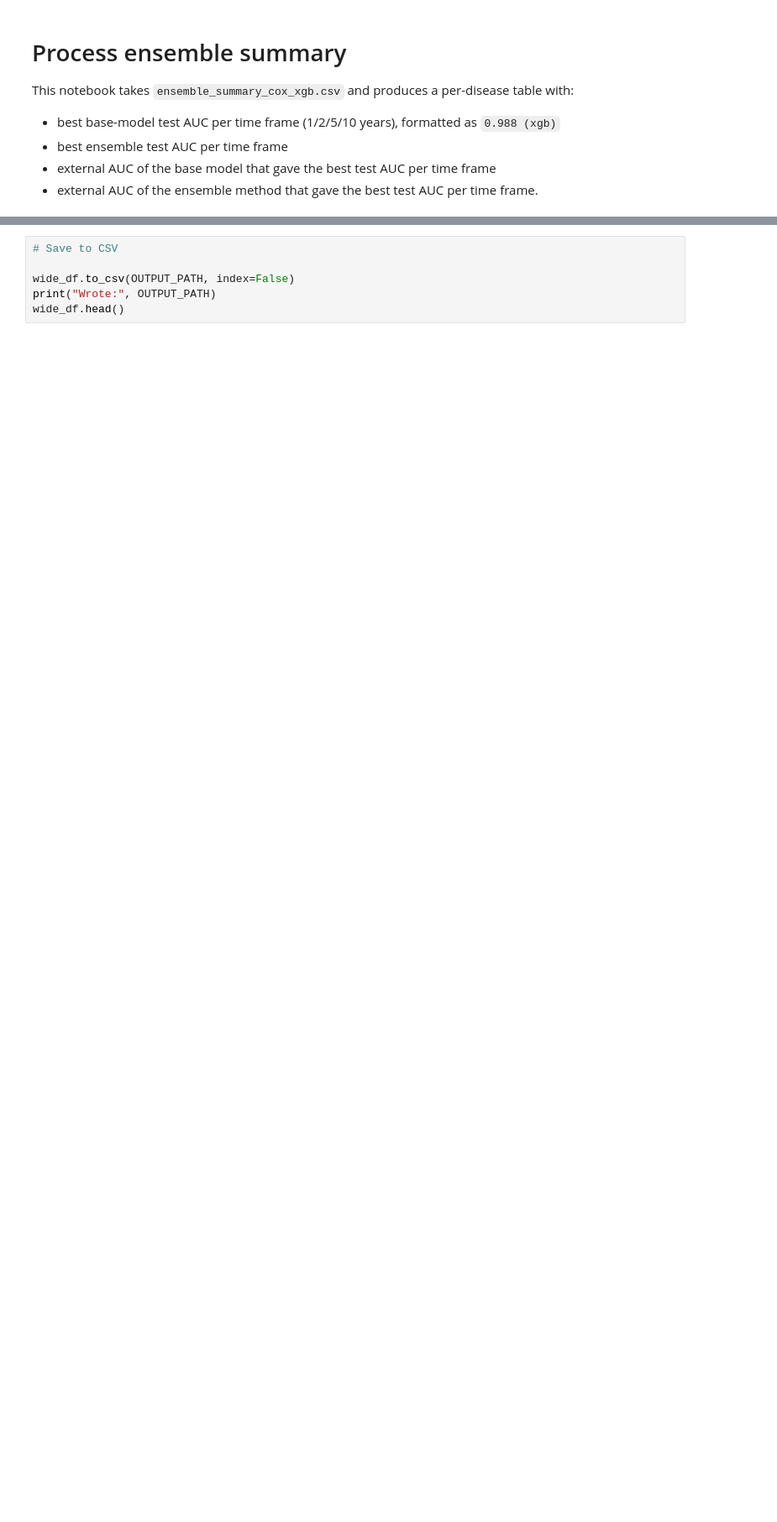
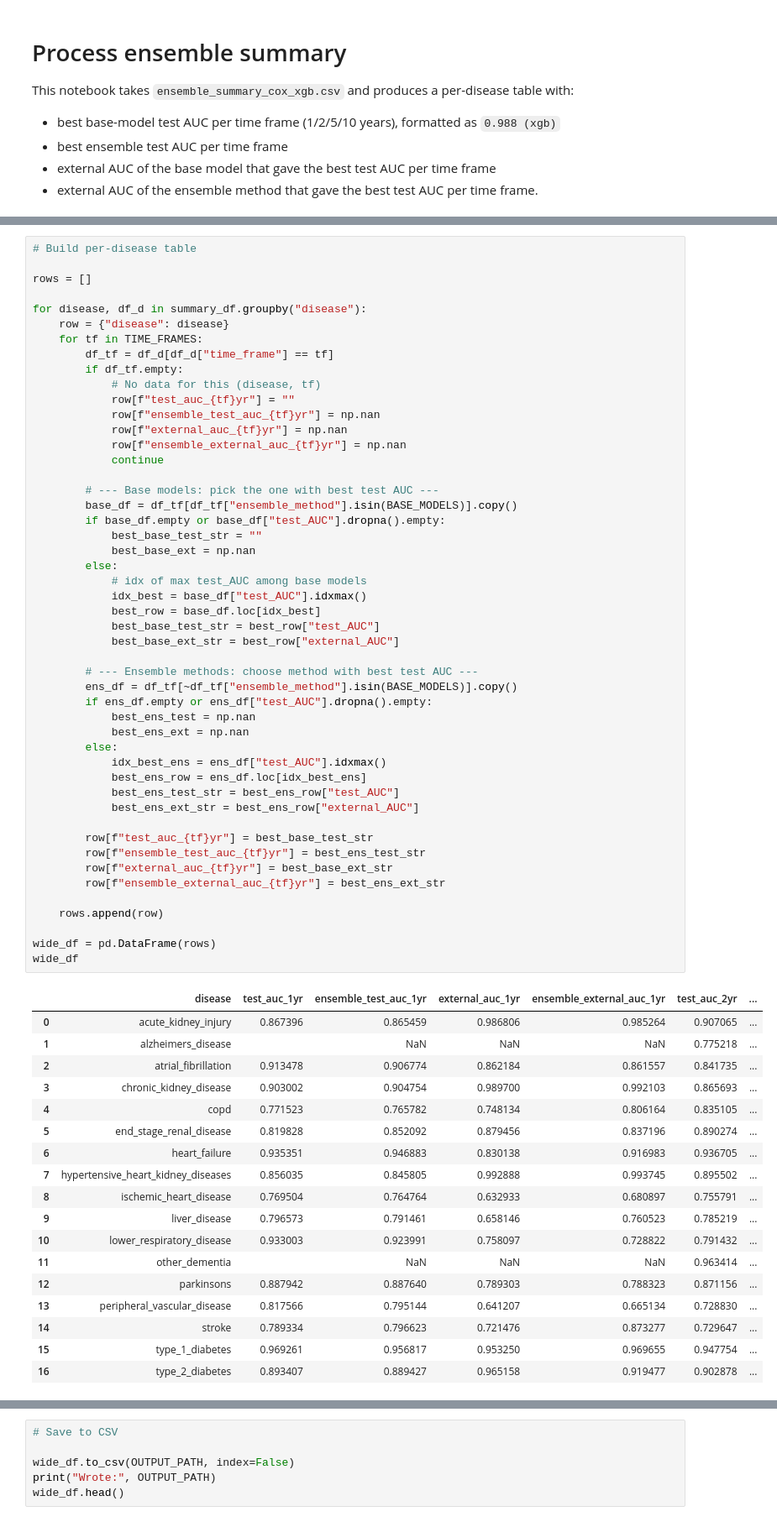
Before and after one commit to seehanahtang/unified-diagnostics, a Jupyter notebook: ensemble_methods/process_ensemble_summary.ipynb, the cells around one changed output, grey strips where cells are left out. Shown at 84% size. Cells and saved outputs as stored; diff of their text form; blank space fills up the shorter version.

```diff
--- a/ensemble_methods/process_ensemble_summary.ipynb
+++ b/ensemble_methods/process_ensemble_summary.ipynb
@@ -129,3 +127,71 @@ wide_df
+# %%
+# Build per-disease table
+
+rows = []
+
+for disease, df_d in summary_df.groupby("disease"):
+    row = {"disease": disease}
+    for tf in TIME_FRAMES:
+        df_tf = df_d[df_d["time_frame"] == tf]
+        if df_tf.empty:
+            # No data for this (disease, tf)
+            row[f"test_auc_{tf}yr"] = ""
+            row[f"ensemble_test_auc_{tf}yr"] = np.nan
+            row[f"external_auc_{tf}yr"] = np.nan
+            row[f"ensemble_external_auc_{tf}yr"] = np.nan
+            continue
+
+        # --- Base models: pick the one with best test AUC ---
+        base_df = df_tf[df_tf["ensemble_method"].isin(BASE_MODELS)].copy()
+        if base_df.empty or base_df["test_AUC"].dropna().empty:
+            best_base_test_str = ""
+            best_base_ext = np.nan
+        else:
+            # idx of max test_AUC among base models
+            idx_best = base_df["test_AUC"].idxmax()
+            best_row = base_df.loc[idx_best]
+            best_base_test_str = best_row["test_AUC"]
+            best_base_ext_str = best_row["external_AUC"]
+
+        # --- Ensemble methods: choose method with best test AUC ---
+        ens_df = df_tf[~df_tf["ensemble_method"].isin(BASE_MODELS)].copy()
+        if ens_df.empty or ens_df["test_AUC"].dropna().empty:
+            best_ens_test = np.nan
+            best_ens_ext = np.nan
+        else:
+            idx_best_ens = ens_df["test_AUC"].idxmax()
+            best_ens_row = ens_df.loc[idx_best_ens]
+            best_ens_test_str = best_ens_row["test_AUC"]
+            best_ens_ext_str = best_ens_row["external_AUC"]
+
+        row[f"test_auc_{tf}yr"] = best_base_test_str
+        row[f"ensemble_test_auc_{tf}yr"] = best_ens_test_str
+        row[f"external_auc_{tf}yr"] = best_base_ext_str
+        row[f"ensemble_external_auc_{tf}yr"] = best_ens_ext_str
+
+    rows.append(row)
+
+wide_df = pd.DataFrame(rows)
+wide_df
+# %% [output]
+|  | disease | test_auc_1yr | ensemble_test_auc_1yr | external_auc_1yr | ensemble_external_auc_1yr | test_auc_2yr | ... |
+| 0 | acute_kidney_injury | 0.867396 | 0.865459 | 0.986806 | 0.985264 | 0.907065 | ... |
+| 1 | alzheimers_disease |  | NaN | NaN | NaN | 0.775218 | ... |
+| 2 | atrial_fibrillation | 0.913478 | 0.906774 | 0.862184 | 0.861557 | 0.841735 | ... |
+| 3 | chronic_kidney_disease | 0.903002 | 0.904754 | 0.989700 | 0.992103 | 0.865693 | ... |
+| 4 | copd | 0.771523 | 0.765782 | 0.748134 | 0.806164 | 0.835105 | ... |
+| 5 | end_stage_renal_disease | 0.819828 | 0.852092 | 0.879456 | 0.837196 | 0.890274 | ... |
+| 6 | heart_failure | 0.935351 | 0.946883 | 0.830138 | 0.916983 | 0.936705 | ... |
+| 7 | hypertensive_heart_kidney_diseases | 0.856035 | 0.845805 | 0.992888 | 0.993745 | 0.895502 | ... |
+| 8 | ischemic_heart_disease | 0.769504 | 0.764764 | 0.632933 | 0.680897 | 0.755791 | ... |
+| 9 | liver_disease | 0.796573 | 0.791461 | 0.658146 | 0.760523 | 0.785219 | ... |
+| 10 | lower_respiratory_disease | 0.933003 | 0.923991 | 0.758097 | 0.728822 | 0.791432 | ... |
+| 11 | other_dementia |  | NaN | NaN | NaN | 0.963414 | ... |
+| 12 | parkinsons | 0.887942 | 0.887640 | 0.789303 | 0.788323 | 0.871156 | ... |
+| 13 | peripheral_vascular_disease | 0.817566 | 0.795144 | 0.641207 | 0.665134 | 0.728830 | ... |
+| 14 | stroke | 0.789334 | 0.796623 | 0.721476 | 0.873277 | 0.729647 | ... |
+| 15 | type_1_diabetes | 0.969261 | 0.956817 | 0.953250 | 0.969655 | 0.947754 | ... |
+| 16 | type_2_diabetes | 0.893407 | 0.889427 | 0.965158 | 0.919477 | 0.902878 | ... |
 # %%
 # Reorder columns: all test AUC columns first, then external AUC columns
 
```
Also changed, not shown: parts of 6 cells of this notebook, 1 other file.
